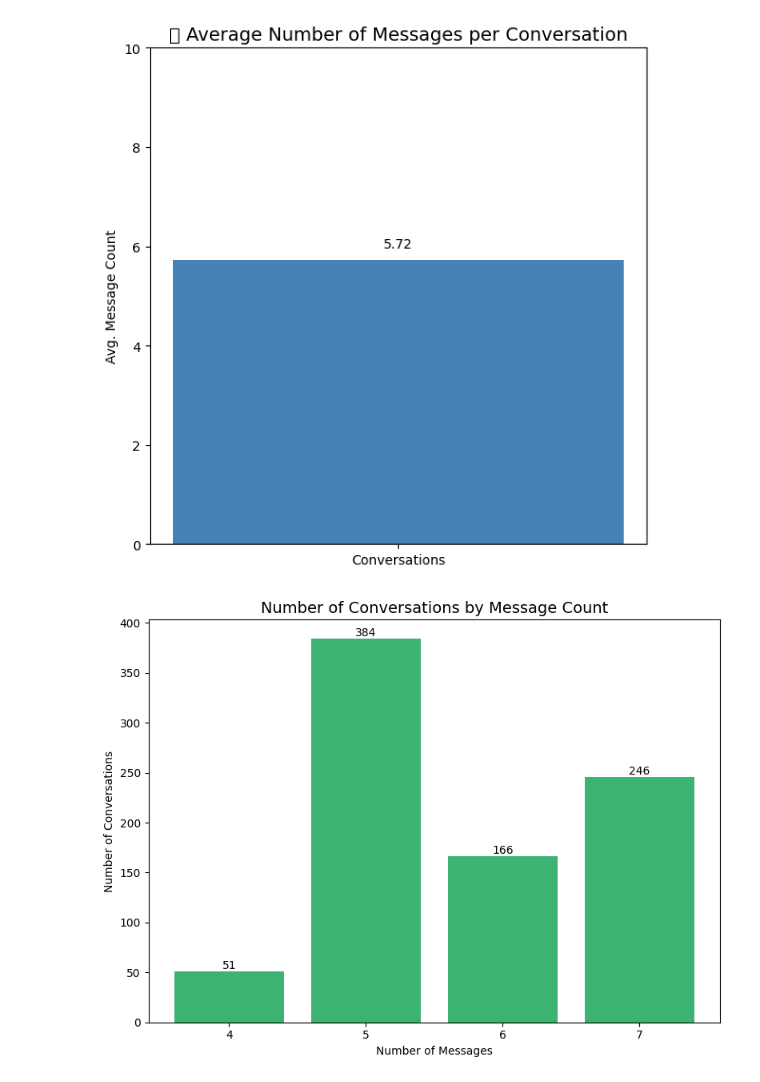
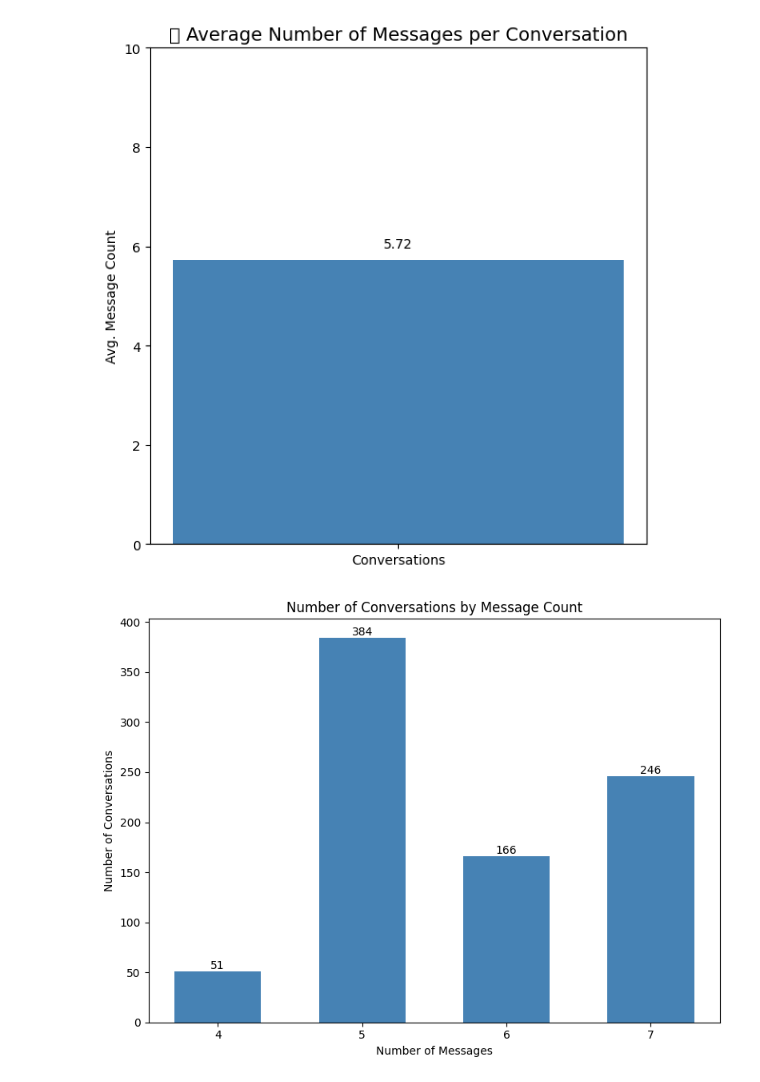
Before and after one commit to Hiida3li/DE-cycle, a Jupyter notebook: data_initial/synthetic_initial.ipynb, the cells around one changed output. Cells and saved outputs as stored; diff of their text form; code cells hidden in the pictures.

```diff
--- a/data_initial/synthetic_initial.ipynb
+++ b/data_initial/synthetic_initial.ipynb
@@ -58,30 +58,30 @@ plt.show()
 # %%
 import json
 import pandas as pd
 import matplotlib.pyplot as plt
 
 with open("gulf_chats_merged_all.json", "r", encoding="utf-8") as f:
     data = json.load(f)
 
 df = pd.DataFrame(data)
 
 df['message_count'] = df['messages'].apply(len)
 
 message_dist = df['message_count'].value_counts().sort_index()
 
 filtered_dist = message_dist[(message_dist.index >= 4) & (message_dist.index <= 7)]
 
 plt.figure(figsize=(8, 6))
-bars = plt.bar(filtered_dist.index.astype(str), filtered_dist.values, color='mediumseagreen')
-plt.title("Number of Conversations by Message Count", fontsize=14)
+bars = plt.bar(filtered_dist.index.astype(str), filtered_dist.values, color='steelblue', width=0.6)
+plt.title("Number of Conversations by Message Count", fontsize=12)
 plt.xlabel("Number of Messages")
 plt.ylabel("Number of Conversations")
 
 for bar in bars:
     height = bar.get_height()
     plt.text(bar.get_x() + bar.get_width()/2., height, f'{height}', ha='center', va='bottom')
 
 plt.tight_layout()
 plt.show()
 # %% [output]
-[figure, old version]
+[figure, new version]
```
